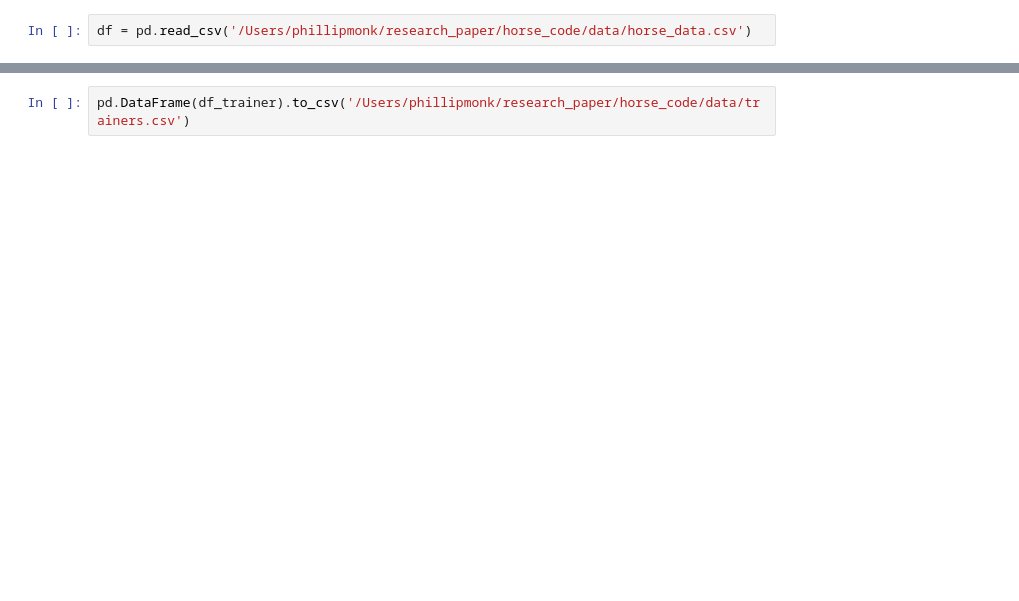
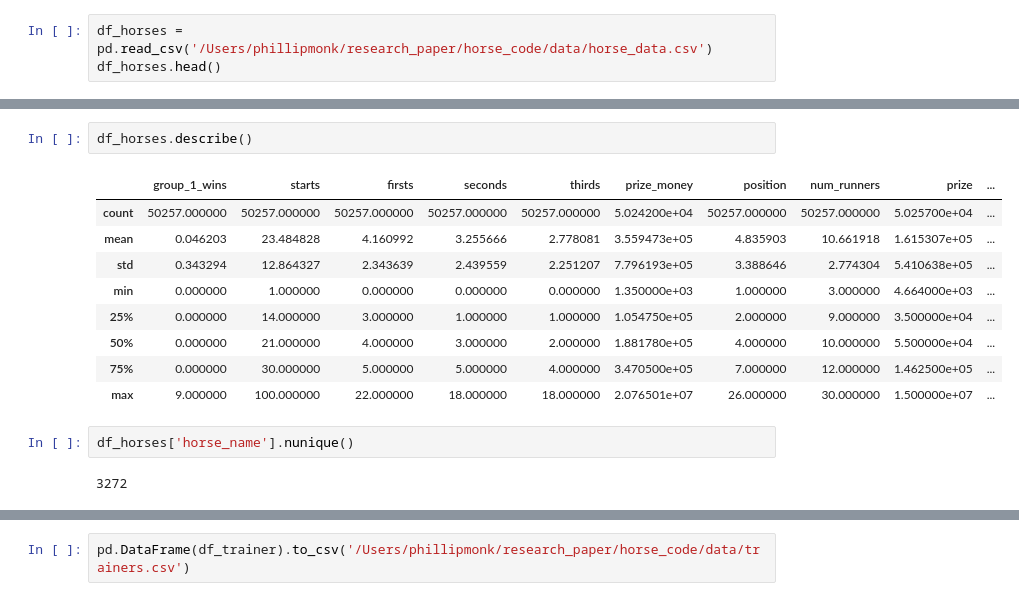
Before and after one commit to stripykitteh/horse_code, a Jupyter notebook: extract_jockeys_trainers.ipynb, the cells around one changed output, grey strips where cells are left out. Saved outputs shown, nothing was run; the diff lists cells and outputs as text; blank space fills up the shorter version.

```diff
--- a/extract_jockeys_trainers.ipynb
+++ b/extract_jockeys_trainers.ipynb
@@ -31,2 +204,3 @@ from datetime import date
 # %%
-df = pd.read_csv('/Users/phillipmonk/research_paper/horse_code/data/horse_data.csv')
+df_horses = pd.read_csv('/Users/phillipmonk/research_paper/horse_code/data/horse_data.csv')
+df_horses.head()
@@ -66,0 +359,16 @@ array(['jarrod-fry', 'luke-nolen', 'luke-campbell', 'ben-melham',
+# %%
+df_horses.describe()
+# %% [output]
+|  | group_1_wins | starts | firsts | seconds | thirds | prize_money | position | num_runners | prize | ... |
+| count | 50257.000000 | 50257.000000 | 50257.000000 | 50257.000000 | 50257.000000 | 5.024200e+04 | 50257.000000 | 50257.000000 | 5.025700e+04 | ... |
+| mean | 0.046203 | 23.484828 | 4.160992 | 3.255666 | 2.778081 | 3.559473e+05 | 4.835903 | 10.661918 | 1.615307e+05 | ... |
+| std | 0.343294 | 12.864327 | 2.343639 | 2.439559 | 2.251207 | 7.796193e+05 | 3.388646 | 2.774304 | 5.410638e+05 | ... |
+| min | 0.000000 | 1.000000 | 0.000000 | 0.000000 | 0.000000 | 1.350000e+03 | 1.000000 | 3.000000 | 4.664000e+03 | ... |
+| 25% | 0.000000 | 14.000000 | 3.000000 | 1.000000 | 1.000000 | 1.054750e+05 | 2.000000 | 9.000000 | 3.500000e+04 | ... |
+| 50% | 0.000000 | 21.000000 | 4.000000 | 3.000000 | 2.000000 | 1.881780e+05 | 4.000000 | 10.000000 | 5.500000e+04 | ... |
+| 75% | 0.000000 | 30.000000 | 5.000000 | 5.000000 | 4.000000 | 3.470500e+05 | 7.000000 | 12.000000 | 1.462500e+05 | ... |
+| max | 9.000000 | 100.000000 | 22.000000 | 18.000000 | 18.000000 | 2.076501e+07 | 26.000000 | 30.000000 | 1.500000e+07 | ... |
+# %%
+df_horses['horse_name'].nunique()
+# %% [output]
+3272
```
Also changed, not shown: parts of 42 cells of this notebook, 49 other files.
